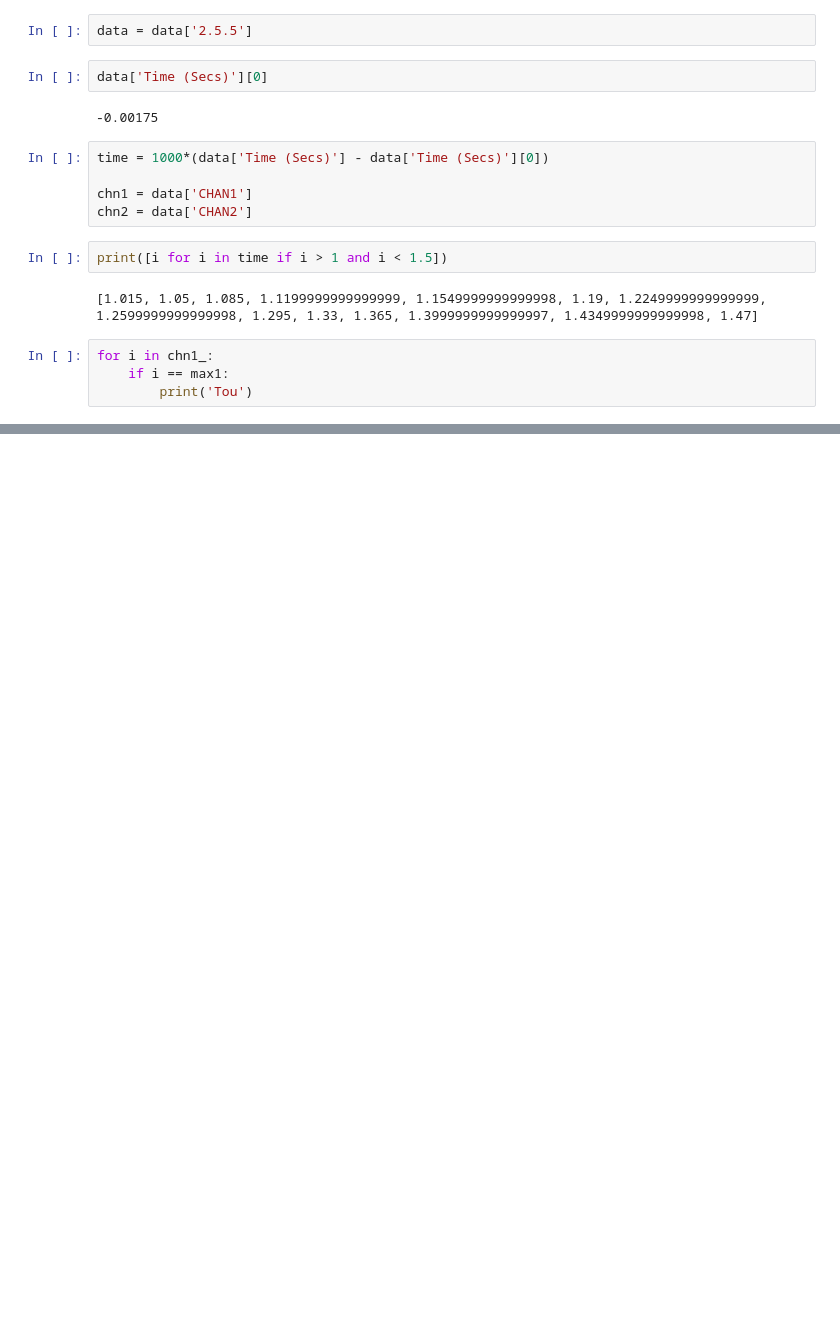
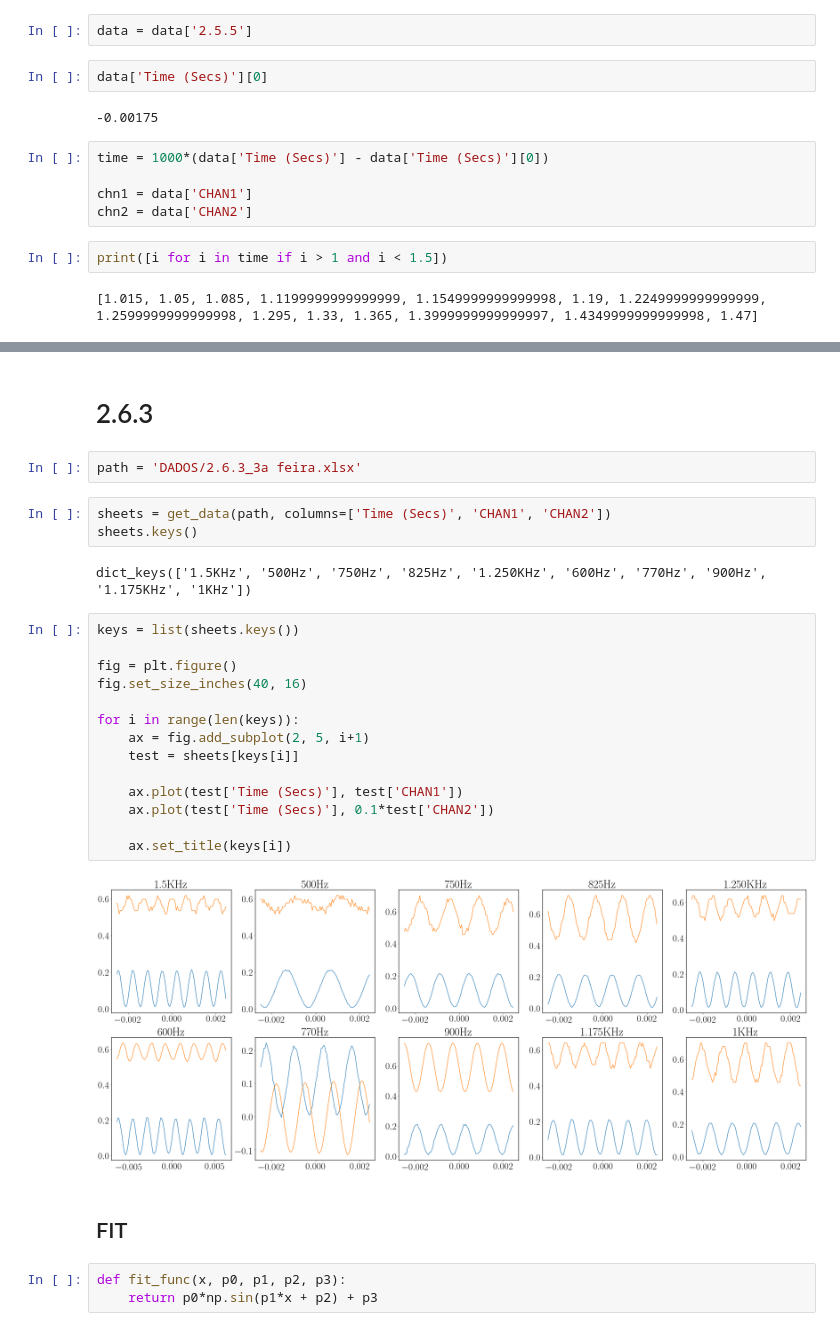
Before and after one commit to AthomsG/EGer, a Jupyter notebook: LAB1/LAB - 1 PARTE 2.ipynb, the cells around one changed output, grey strips where cells are left out. Cells and saved outputs as stored; diff of their text form; blank space fills up the shorter version.

```diff
--- a/LAB1/LAB - 1 PARTE 2.ipynb
+++ b/LAB1/LAB - 1 PARTE 2.ipynb
@@ -46,7 +46,3 @@ chn2 = data['CHAN2']
 print([i for i in time if i > 1 and i < 1.5])
 # %% [output]
 [1.015, 1.05, 1.085, 1.1199999999999999, 1.1549999999999998, 1.19, 1.2249999999999999, 1.2599999999999998, 1.295, 1.33, 1.365, 1.3999999999999997, 1.4349999999999998, 1.47]
-# %%
-for i in chn1_:
-    if i == max1:
-        print('Tou')
@@ -116 +111,31 @@ $T_L$ experimental: 0.56
 [figure]
+# %% [markdown]
+# 2.6.3
+# %%
+path = 'DADOS/2.6.3_3a feira.xlsx'
+# %%
+sheets = get_data(path, columns=['Time (Secs)', 'CHAN1', 'CHAN2'])
+sheets.keys()
+# %% [output]
+dict_keys(['1.5KHz', '500Hz', '750Hz', '825Hz', '1.250KHz', '600Hz', '770Hz', '900Hz', '1.175KHz', '1KHz'])
+# %%
+keys = list(sheets.keys())
+
+fig = plt.figure()
+fig.set_size_inches(40, 16)
+
+for i in range(len(keys)):
+    ax = fig.add_subplot(2, 5, i+1)
+    test = sheets[keys[i]]
+
+    ax.plot(test['Time (Secs)'], test['CHAN1'])
+    ax.plot(test['Time (Secs)'], 0.1*test['CHAN2'])
+
+    ax.set_title(keys[i])
+# %% [output]
+[figure, added]
+# %% [markdown]
+## FIT
+# %%
+def fit_func(x, p0, p1, p2, p3):
+    return p0*np.sin(p1*x + p2) + p3
```
Also changed, not shown: parts of 24 cells of this notebook, 1 other file.
